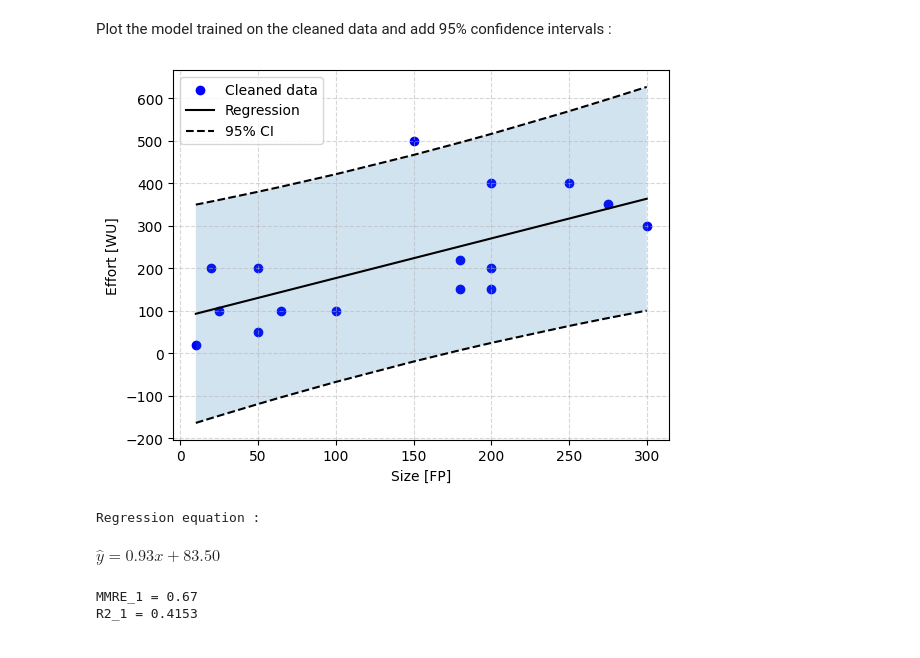
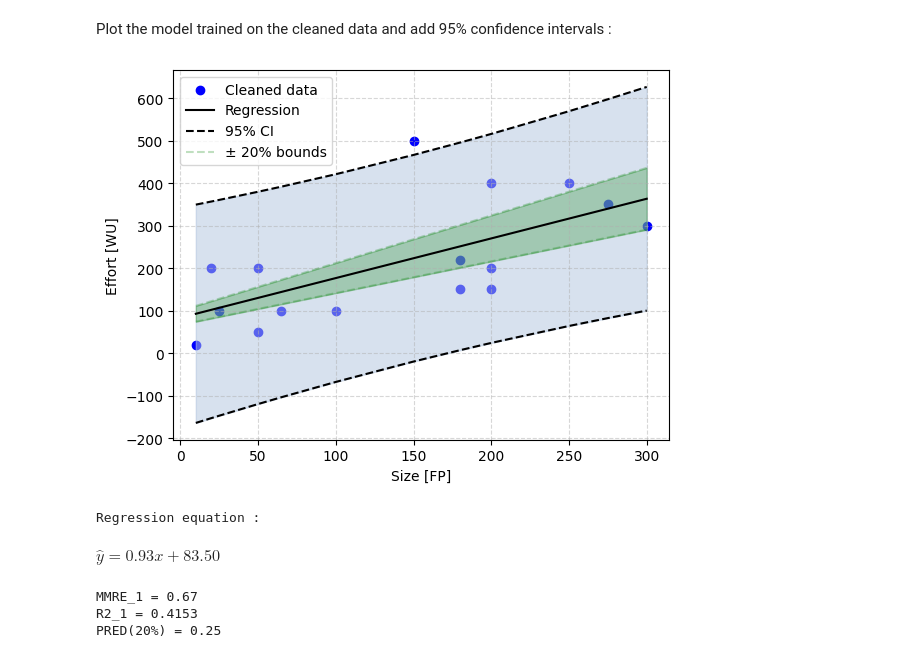
Before and after one commit to iannickgagnon/software_estimation_analysis_1_2023, a Jupyter notebook: main.ipynb, the cells around one changed output. Drawn from its saved outputs; the diff is of its cells as text; code cells hidden in the pictures.

```diff
--- a/main.ipynb
+++ b/main.ipynb
@@ -13,12 +13,12 @@ from sklearn.linear_model import LinearRegression
 from IPython.display import display
 from IPython.display import Math
 # %%
-def get_data() -> Tuple[np.ndarray, np.ndarray]:
+def get_data() -> Tuple[np.array, np.array]:
   """
   Returns the independent and dependent variables in vectors sorted along x.
 
   Returns:
-      Tuple[np.ndarray, np.ndarray]: A tuple containing two numpy arrays.
+      (Tuple[np.array, np.array]): A tuple containing two numpy arrays.
   """
 
   x = np.array([4300, 1600, 200, 200, 1400, 150, 200, 250, 275, 300, 20, 50, 180, 200, 25, 65, 100, 180, 200, 300, 10, 50])
@@ -37,7 +37,7 @@ def model_get_slope_intercept(model: LinearRegression) -> Tuple[float, float]:
       model (LinearRegression): A fitted LinearRegression model.
 
   Returns:
-      Tuple[float, float]: The slope and intercept of the model.
+      (Tuple[float, float]): The slope and intercept of the model.
   """
 
   slope = model.coef_[0][0]
@@ -54,7 +54,7 @@ def calculate_mmre(actual_values: np.ndarray, predicted_values: np.ndarray) -> f
         predicted_values (np.ndarray): The predicted values.
 
     Returns:
-        float: The MMRE value.
+        (float): The MMRE value.
     """
 
     # Calculate absolute errors
@@ -466,46 +561,69 @@ def generate_plot_3():
   # Calculate confidence interval widths
   ci = t_value * se * np.sqrt(1 + 1 / n + (x_removed_rightmost - np.mean(x_removed_rightmost)) ** 2 / np.sum((x_removed_rightmost - np.mean(x_removed_rightmost)) ** 2))
 
-  # Build lower and upper confidence intervals
+  # Build lower and upper 95% confidence intervals
   lower_ci = y_removed_rightmost_pred - ci
   upper_ci = y_removed_rightmost_pred + ci
+
+  # Build lower and upper PRED(20%) bounds
+  y_pred_plus_20_percent = y_removed_rightmost_pred * 1.2
+  y_pred_minus_20_percent = y_removed_rightmost_pred * 0.8
 
   # Create plots
   plt.scatter(x_removed_rightmost, y_removed_rightmost, color='b')
   plt.plot(x_removed_rightmost, y_removed_rightmost_pred, 'k')
   plt.plot(x_removed_rightmost, upper_ci, 'k--')
-  plt.plot(x_removed_rightmost, lower_ci, 'k--')
-  plt.fill_between(x_removed_rightmost.reshape(-1), lower_ci.reshape(-1), upper_ci.reshape(-1), alpha=0.2)
+  plt.plot(x_removed_rightmost, lower_ci, 'k--', label='_nolegend_')
+  plt.fill_between(x_removed_rightmost.reshape(-1),
+                   lower_ci.reshape(-1),
+                   upper_ci.reshape(-1),
+                   color='lightsteelblue',
+                   alpha=0.5,
+                   label='_nolegend_')
+
+  plt.plot(x_removed_rightmost, y_pred_plus_20_percent, '--g', alpha=0.25)
+  plt.plot(x_removed_rightmost, y_pred_minus_20_percent, '--g', alpha=0.25, label='_nolegend_')
+
+  plt.fill_between(x_removed_rightmost.reshape(-1),
+                   y_pred_plus_20_percent.reshape(-1),
+                   y_pred_minus_20_percent.reshape(-1),
+                   color='g',
+                   alpha=0.25,
+                   label='_nolegend_')
 
   # Add axis labels
   plt.xlabel('Size [FP]')
   plt.ylabel('Effort [WU]')
 
   # Add grid lines
   plt.grid(True, linestyle='--', alpha=0.5)
 
   # Add legend
-  plt.legend(('Cleaned data', 'Regression', '95% CI'))
+  plt.legend(('Cleaned data', 'Regression', '95% CI', '± 20% bounds'))
 
   # Show plot
   plt.show()
 
   # Show regression equations, MMREs and R2s
   print('Regression equation : ')
   slope_1, intercept_1 = model_get_slope_intercept(model_removed_rightmost)
   display(Math(r'\hat{y} = ' + f'{slope_1:.2}x + {intercept_1:.2f}'))
 
   mmre_1 = calculate_mmre(y_removed_rightmost, y_removed_rightmost_pred)
   print(f'\nMMRE_1 = {mmre_1:.2f}')
 
   r_squared_1 = model_removed_rightmost.score(x_removed_rightmost, y_removed_rightmost)
-  print(f'R2_1 = {r_squared_1:.4f}\n')
+  print(f'R2_1 = {r_squared_1:.4f}')
+
+  pred_20_1 = calculate_pred_20(y_removed_rightmost, y_removed_rightmost_pred)
+  print(f'PRED(20%) = {pred_20_1:.2f}')
 
 
 generate_plot_3()
 # %% [output]
-[figure, old version]
+[figure, new version]
 Regression equation :
 $\displaystyle \hat{y} = 0.93x + 83.50$
 MMRE_1 = 0.67
 R2_1 = 0.4153
+PRED(20%) = 0.25
```
Also changed, not shown: parts of 6 cells of this notebook.
